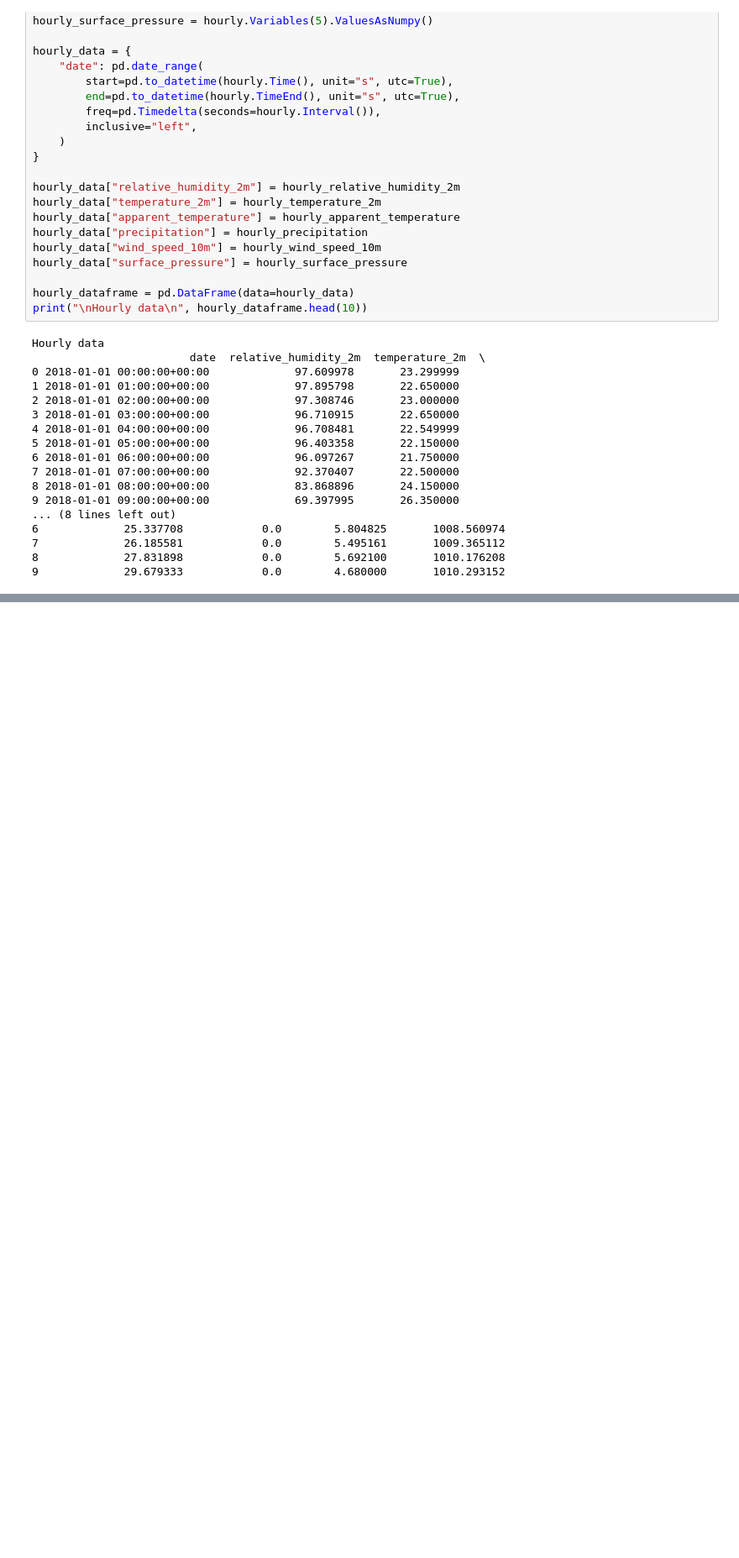
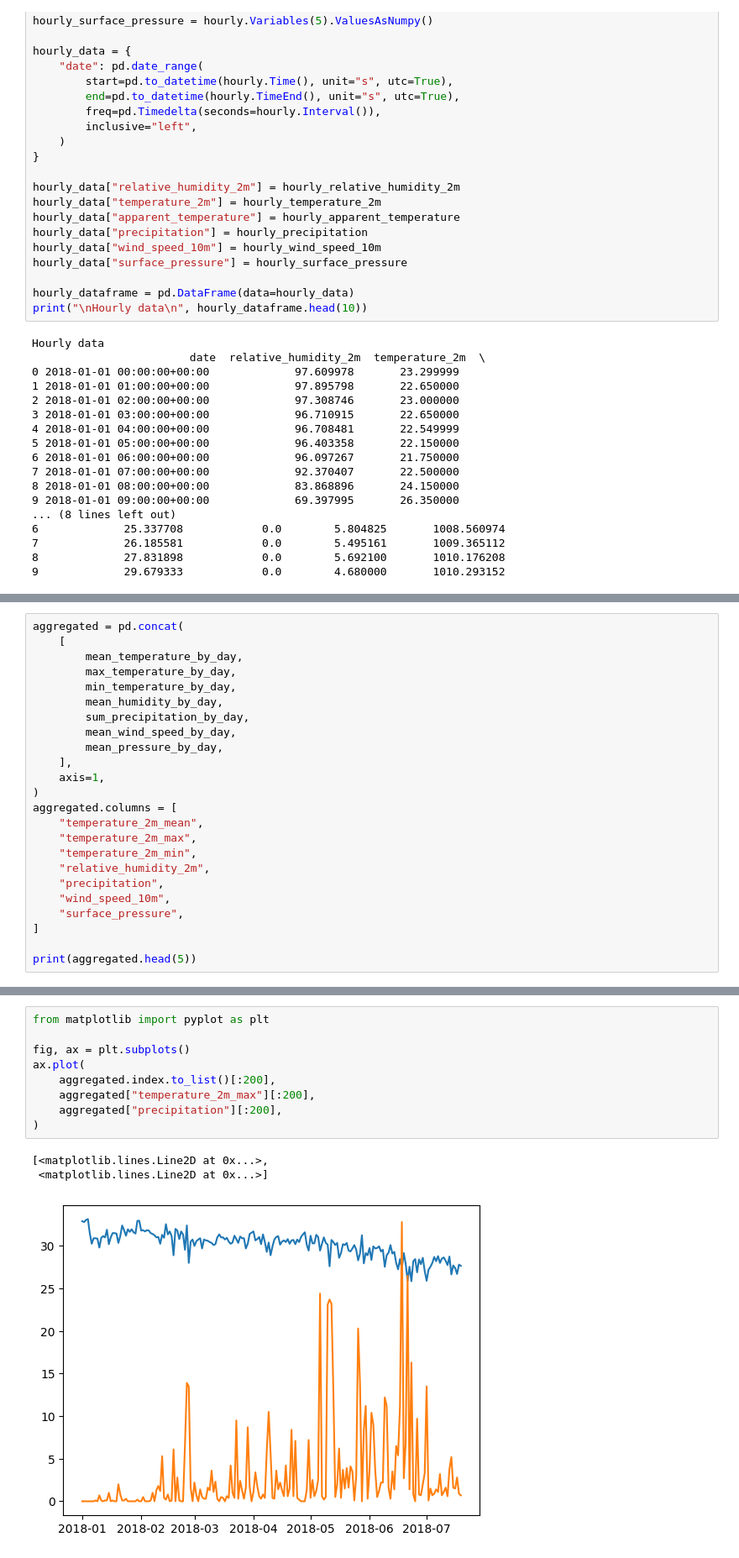
Before and after one commit to MrSemAh/meteo-calavi, a Jupyter notebook: 02_data_cleaning.ipynb, the cells around one changed output, grey strips where cells are left out. Shown at 84% size. Drawn from its saved outputs; the diff is of its cells as text; blank space fills up the shorter version.

```diff
--- a/02_data_cleaning.ipynb
+++ b/02_data_cleaning.ipynb
@@ -145,0 +158,24 @@ Hourly data
+# %%
+aggregated = pd.concat(
+    [
+        mean_temperature_by_day,
+        max_temperature_by_day,
+        min_temperature_by_day,
+        mean_humidity_by_day,
+        sum_precipitation_by_day,
+        mean_wind_speed_by_day,
+        mean_pressure_by_day,
+    ],
+    axis=1,
+)
+aggregated.columns = [
+    "temperature_2m_mean",
+    "temperature_2m_max",
+    "temperature_2m_min",
+    "relative_humidity_2m",
+    "precipitation",
+    "wind_speed_10m",
+    "surface_pressure",
+]
+
+print(aggregated.head(5))
@@ -145,0 +200,13 @@ Hourly data
+# %%
+from matplotlib import pyplot as plt
+
+fig, ax = plt.subplots()
+ax.plot(
+    aggregated.index.to_list()[:200],
+    aggregated["temperature_2m_max"][:200],
+    aggregated["precipitation"][:200],
+)
+# %% [output]
+[<matplotlib.lines.Line2D at 0x...>,
+ <matplotlib.lines.Line2D at 0x...>]
+[figure, added]
```
Also changed, not shown: parts of 5 cells of this notebook, 2 other files.
